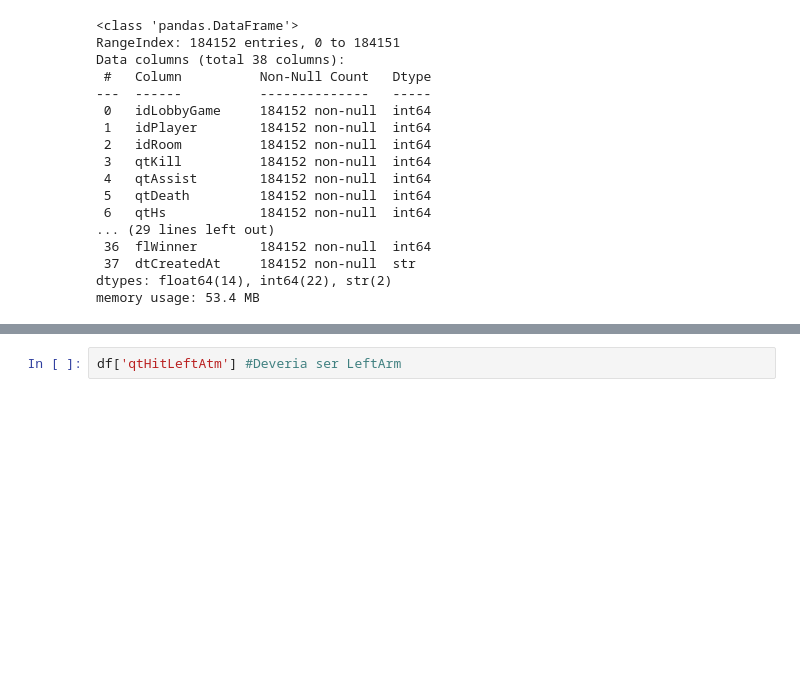
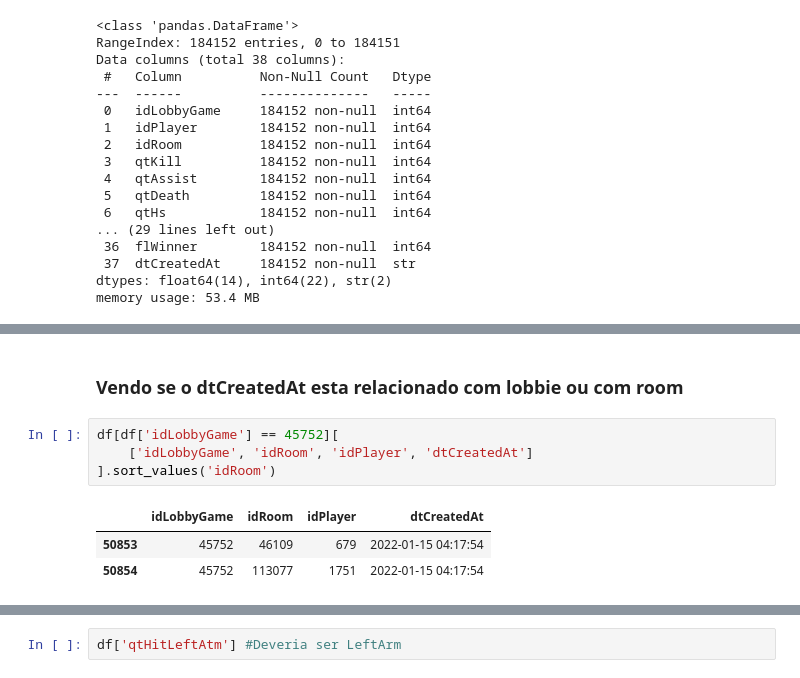
Before and after one commit to lucasccesar/Projeto-IA, a Jupyter notebook: notebooks/00_compreensao_dataset.ipynb, the cells around one changed output, grey strips where cells are left out. Saved outputs shown, nothing was run; the diff lists cells and outputs as text; blank space fills up the shorter version.

```diff
--- a/notebooks/00_compreensao_dataset.ipynb
+++ b/notebooks/00_compreensao_dataset.ipynb
@@ -299,0 +484,10 @@ OBS -> as colunas colunas_float = [
+# %% [markdown]
+### Vendo se o dtCreatedAt esta relacionado com lobbie ou com room
+# %%
+df[df['idLobbyGame'] == 45752][
+    ['idLobbyGame', 'idRoom', 'idPlayer', 'dtCreatedAt']
+].sort_values('idRoom')
+# %% [output]
+|  | idLobbyGame | idRoom | idPlayer | dtCreatedAt |
+| 50853 | 45752 | 46109 | 679 | 2022-01-15 04:17:54 |
+| 50854 | 45752 | 113077 | 1751 | 2022-01-15 04:17:54 |
```
Also changed, not shown: parts of 38 cells of this notebook, 1 other file.
